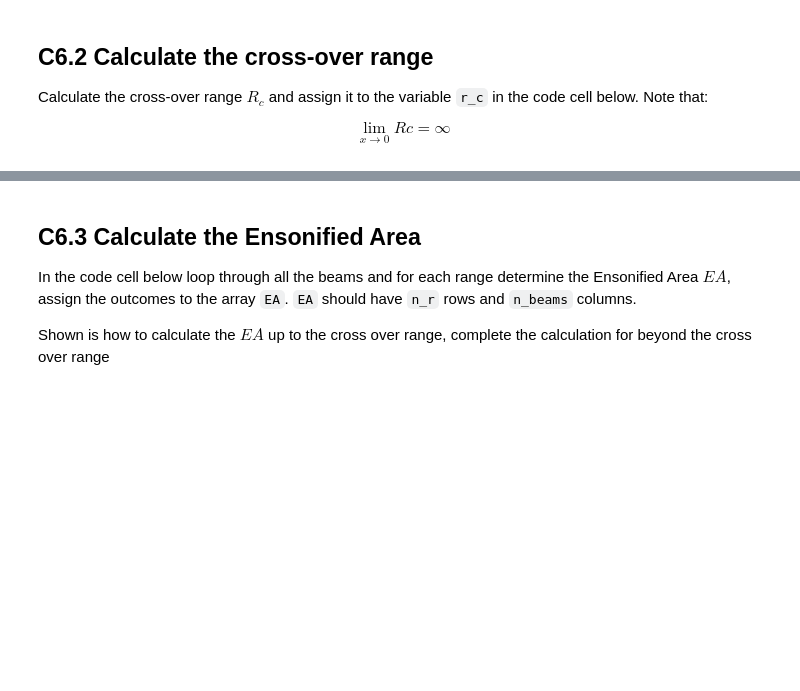
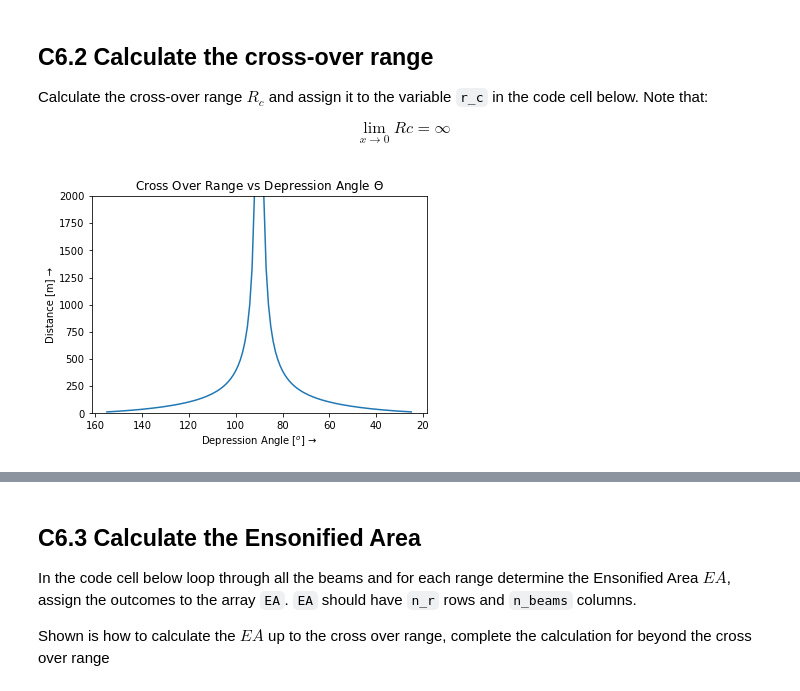
Before and after one commit to semmed/ESCI_OE_874_Public, a Jupyter notebook: Lab_C.ipynb, the cells around one changed output, grey strips where cells are left out. Drawn from its saved outputs; the diff is of its cells as text; code cells hidden in the pictures; blank space fills up the shorter version.

```diff
--- a/Lab_C.ipynb
+++ b/Lab_C.ipynb
@@ -183,12 +179,12 @@ lat  =  latitude in decimal degrees                               [-90... 90]<br
 
 In the code cell below calculate the absolute salinity and assign it to variable `SA`. For your calculation assume that the absolute pressure is 11.1325[dbar]
 # %%
-# C1.0 Calculate Absolute Salinity SA
+# C1.0 Calculate <ins>A</ins>bsolute <ins>S</ins>alinity SA
 # Assume that the absolute pressure is 11.1325[dbar]
 # Calculate the sea pressure in dbar
-p = ... - 10.1325
+p = 11.1325 - 10.1325
 
 # Calculate the Absolute Salinity SA
-sa = gsw.SA_from_SP(...,...,...,...)
+sa = gsw.SA_from_SP(sp,p,pos[1],pos[0])
 print('Absolute Salinity `SA`: %.2f'%sa)
 # %% [output]
@@ -212,5 +208,5 @@ In the code cell below calculate the sound speed using `sa`, `t`, and `p`. Assig
 # %%
 # C1.1  Calculate the sound speed (<ins>c</ins>elerity of Sound(c))
-c = gsw.sound_speed_t_exact(..., ..., ...)
+c = gsw.sound_speed_t_exact(sa, t, p)
 print('Sound Speed `c`: %.2f'%c)
 # %% [output]
@@ -992,5 +1103,5 @@ In step C0 you defined the pulse width $PW_c$ in cycles. We need to map this to
 $$PW_m = \frac{PW_c}{f_c}\cdot c$$
 # %%
 # Calculate PWm using PWc, f_c and C
-pw_m=(.../...)*...
+pw_m=(pw_c/f_c)*c
 print('Pulse Width: %.2fm'%pw_m)
@@ -1005,15 +1118,17 @@ $$\lim_{x \to 0} {Rc} = \infty$$
 # %%
 # Calculate cross over Range Rc, using the depression angle th, the pulse width in m PWm the beamwidth ph_y
 
-r_c=...
+r_c=sin(th)*pw_m/(ph_y*abs(cos(th)))
 plt.plot(th*180/pi,r_c)
 ax = plt.gca()
 plt.title('Cross Over Range vs Depression Angle $\Theta$')
 ax.invert_xaxis()
 plt.ylabel('Distance [m] →')
 plt.xlabel('Depression Angle $[^o]$ →')
 plt.ylim((0,2000))
 plt.show()
+# %% [output]
+[figure, added]
 # %% [markdown]
 <img align="center" width="30%" style="padding-right:10px;" src="./Images/cross-over.png">
 # %% [markdown]
```
Also changed, not shown: parts of 41 cells of this notebook, 1 other file.
